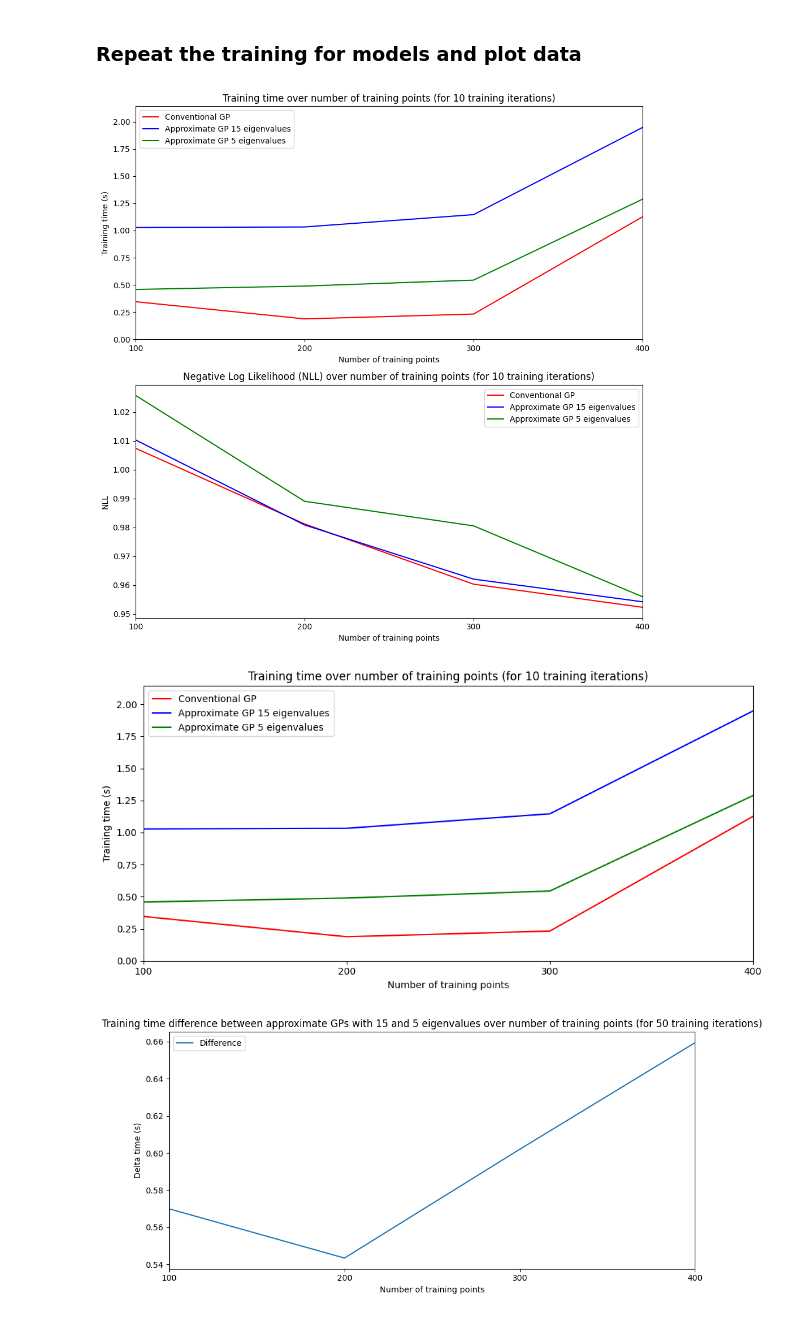
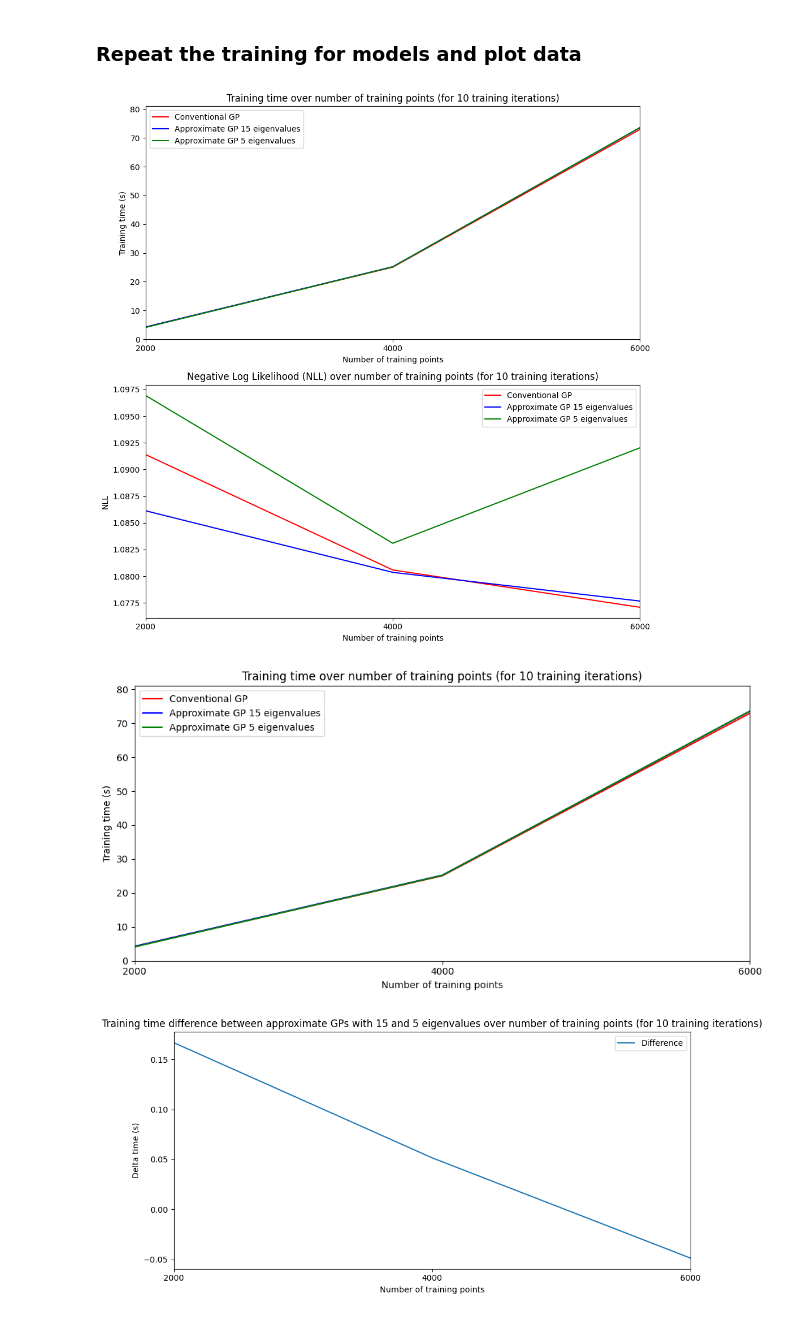
Before and after one commit to Cef0PT/famgpytorch, a Jupyter notebook: playground/multi_output_time_over_number_of_training_points.ipynb, the cells around one changed output. Drawn from its saved outputs; the diff is of its cells as text; code cells hidden in the pictures.

```diff
--- a/playground/multi_output_time_over_number_of_training_points.ipynb
+++ b/playground/multi_output_time_over_number_of_training_points.ipynb
@@ -99,7 +99,7 @@ def train_gp(model_type, nb_training_points):
 
     try:
         start = time.perf_counter()
-        for i in range(50):
+        for i in range(10):
             optimizer.zero_grad()
             output = model(train_x)
             loss = -mll(output, train_y)
@@ -161,8 +161,7 @@ def repeat_train(model_types, training_sample_nbs, truncate_file=False):
 # %% [markdown]
 ### Repeat the training for models and plot data
 # %%
-#sample_nbs = np.arange(2000, 100001, 2000)
-sample_nbs = np.arange(100, 401, 100)
+sample_nbs = np.arange(2000, 6001, 2000)
 repeat_train([ConventionalGPModel, ApproxGPModel15, ApproxGPModel5], sample_nbs, truncate_file=True)
 # %%
 with open(DATA_PATH, "r", encoding="utf-8") as f:
@@ -220,7 +219,7 @@ ax2.legend(["Conventional GP", "Approximate GP 15 eigenvalues", "Approximate GP
 
 f.tight_layout()
 # %% [output]
-[figure, old version]
+[figure, new version]
 # %%
 # plot results
 f, ax1 = plt.subplots(1, 1, figsize=(10, 5))
@@ -244,26 +243,26 @@ ax1.legend(["Conventional GP", "Approximate GP 15 eigenvalues", "Approximate GP
 
 f.tight_layout()
 # %% [output]
-[figure, old version]
+[figure, new version]
 # %%
 # plot difference between runtime of approx GPs wit 15 and 5 eigenvalues
 train_diff = train_t[1] - train_t[2]
 
 f, ax1 = plt.subplots(1, 1, figsize=(10, 5))
 
 x_min, x_max = np.min(sample_nbs), np.max(sample_nbs)
 y_max = np.nanmax(train_diff)
 
-ax1.set_title("Training time difference between approximate GPs with 15 and 5 eigenvalues over number of training points (for 50 training iterations)")
+ax1.set_title("Training time difference between approximate GPs with 15 and 5 eigenvalues over number of training points (for 10 training iterations)")
 ax1.set_xlabel("Number of training points")
 ax1.set_ylabel("Delta time (s)")
 
 ax1.plot(sample_nbs, train_diff)
 
 ax1.set_xlim(x_min, x_max)
 ax1.set_xticks(sample_nbs)
 ax1.legend(["Difference"])
 
 f.tight_layout()
 # %% [output]
-[figure, old version]
+[figure, new version]
```
Also changed, not shown: 3 other files.
